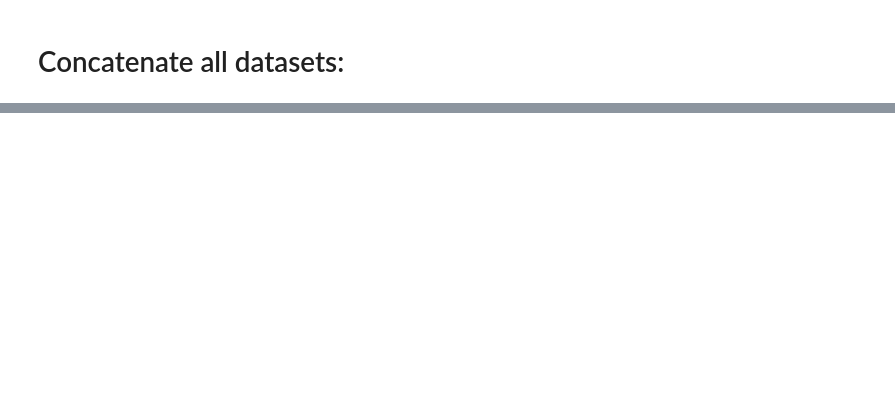
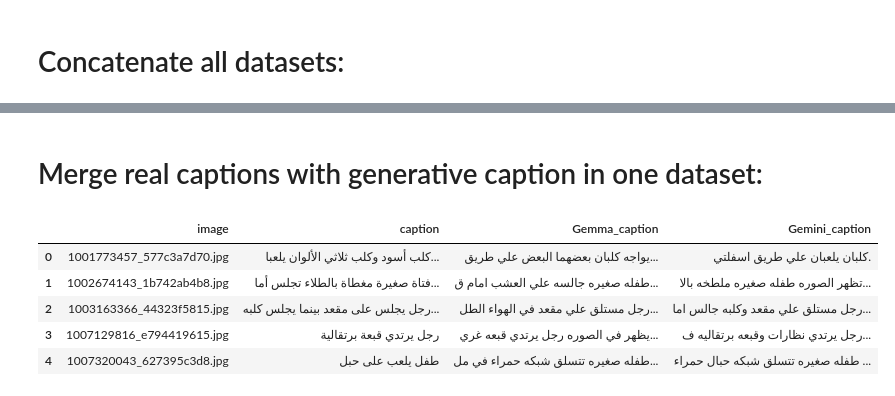
Before and after one commit to khaoula023/image_caption_generation, a Jupyter notebook: research/caption_preprocessing.ipynb, the cells around one changed output, grey strips where cells are left out. Drawn from its saved outputs; the diff is of its cells as text; code cells hidden in the pictures; blank space fills up the shorter version.

Commit message:
Data Preprocessing

```diff
--- a/research/caption_preprocessing.ipynb
+++ b/research/caption_preprocessing.ipynb
@@ -88,0 +191,22 @@ gemini_1.head()
+# %%
+def normalize_arabic(text):
+    text = re.sub("[إأآا]", "ا", text)
+    text = re.sub("ى", "ي", text)
+    text = re.sub("ؤ", "ء", text)
+    text = re.sub("ئ", "ء", text)
+    text = re.sub("ة", "ه", text)
+    text = re.sub("[ًٌٍَُِّْـ]", "", text)
+    return text
+# %%
+def preprocess_caption(text):
+    text = str(text).replace("\n", " ").replace("\\n", " ").strip()
+    text = clean_intro(text)
+    text = re.sub(r"[A-Za-z0-9]+", "", text)  # remove Latin chars/numbers
+    text = normalize_arabic(text)
+    text = re.sub(r"\s+", " ", text)  # collapse spaces
+    return text.strip()
+# %%
+caption_df["Gemma_caption"] = caption_df["Gemma_caption"].astype(str).apply(preprocess_caption)
+caption_df["Gemini_caption"] = caption_df["Gemini_caption"].astype(str).apply(preprocess_caption)
+
+caption_df.head()
@@ -88,0 +222,3 @@ gemini_1.head()
+# %%
+data = pd.read_csv('Data\Flickr8k_arabic.csv')
+data.head()
@@ -88,0 +232,13 @@ gemini_1.head()
+# %% [markdown]
+# Merge real captions with generative caption in one dataset:
+# %%
+caption_data = pd.merge(data, caption_df, on="image", how="inner")
+caption_data.columns = ["image","caption", "Gemma_caption", "Gemini_caption"]
+caption_data.head()
+# %% [output]
+|  | image | caption | Gemma_caption | Gemini_caption |
+| 0 | 1001773457_577c3a7d70.jpg | كلب أسود وكلب ثلاثي الألوان يلعبا... | يواجه كلبان بعضهما البعض علي طريق... | كلبان يلعبان علي طريق اسفلتي. |
+| 1 | 1002674143_1b742ab4b8.jpg | فتاة صغيرة مغطاة بالطلاء تجلس أما... | طفله صغيره جالسه علي العشب امام ق... | تظهر الصوره طفله صغيره ملطخه بالا... |
+| 2 | 1003163366_44323f5815.jpg | رجل يجلس على مقعد بينما يجلس كلبه... | رجل مستلق علي مقعد في الهواء الطل... | رجل مستلق علي مقعد وكلبه جالس اما... |
+| 3 | 1007129816_e794419615.jpg | رجل يرتدي قبعة برتقالية | يظهر في الصوره رجل يرتدي قبعه غري... | رجل يرتدي نظارات وقبعه برتقاليه ف... |
+| 4 | 1007320043_627395c3d8.jpg | طفل يلعب على حبل | طفله صغيره تتسلق شبكه حمراء في مل... | طفله صغيره تتسلق شبكه حبال حمراء ... |
```
Also changed, not shown: parts of 27 cells of this notebook, 3 other files.
